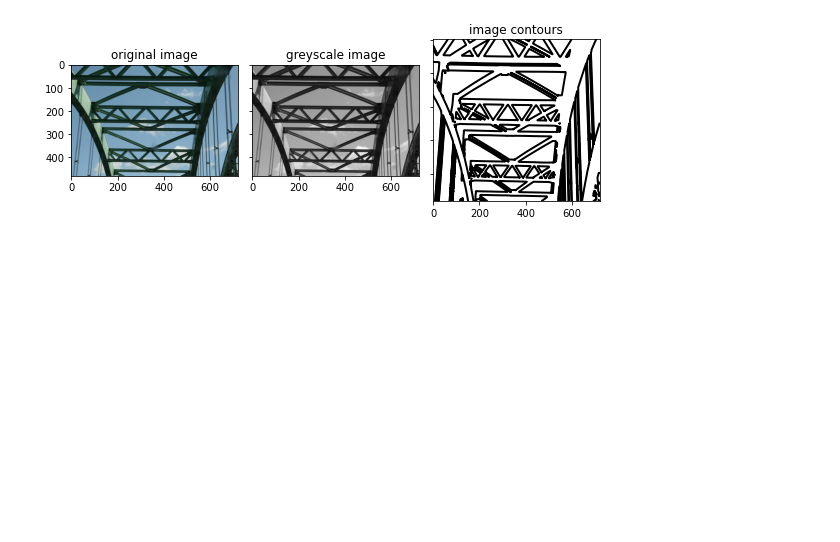
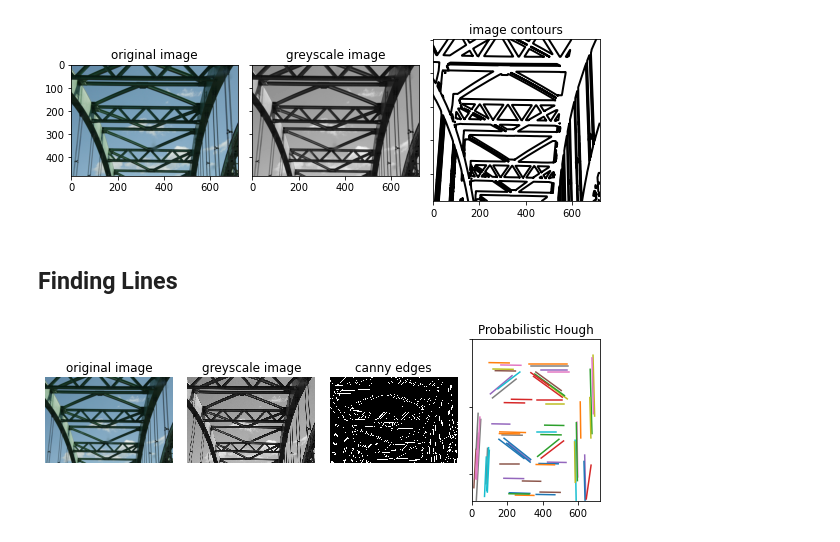
Before and after one commit to ZywO0/Data-Mining, a Jupyter notebook: lab8/solution/solution/Practical 8 Image Processing.ipynb, the cells around one changed output. Saved outputs shown, nothing was run; the diff lists cells and outputs as text; code cells hidden in the pictures; blank space fills up the shorter version.

```diff
--- a/lab8/solution/solution/Practical 8 Image Processing.ipynb
+++ b/lab8/solution/solution/Practical 8 Image Processing.ipynb
@@ -182,3 +182,49 @@ fig.tight_layout()
 plt.show()
 # %% [output]
 [figure]
+# %% [markdown]
+## Finding Lines
+# %%
+import numpy as np
+import imageio
+import matplotlib.pyplot as plt
+import skimage.color as color
+import skimage.feature as feature
+import skimage.transform as transform
+
+im = imageio.imread('../data/green-bridge.jpg')
+
+img = color.rgb2gray(im)
+
+edges1 = feature.canny(img)
+
+lines = transform.probabilistic_hough_line(edges1,threshold=10,line_length=100,line_gap=3)
+
+#-plot the results
+fig, (ax0, ax1, ax2, ax3) = plt.subplots( nrows=1, ncols=4, figsize=(8, 3), sharex=True, sharey=True )
+
+ax0.imshow( im )
+ax0.axis( 'off' )
+ax0.set_title( 'original image' )
+
+ax1.imshow( img, cmap=plt.cm.gray, interpolation='nearest' )
+ax1.axis( 'off' )
+ax1.set_title( 'greyscale image' )
+
+ax2.imshow( edges1, cmap=plt.cm.gray, interpolation='nearest' )
+ax2.axis( 'off' )
+ax2.set_title( 'canny edges' )
+
+for line in lines:
+    p0, p1 = line
+    ax3.plot(( p0[0], p1[0] ), ( p0[1], p1[1] ))
+ax3.set_xlim(( 0, img.shape[1] ))
+ax3.set_ylim(( img.shape[0], 0 ))
+ax3.set_title( 'Probabilistic Hough' )
+
+fig.tight_layout()
+
+
+plt.show()
+# %% [output]
+[figure, added]
```
Also changed, not shown: 14 other files.
